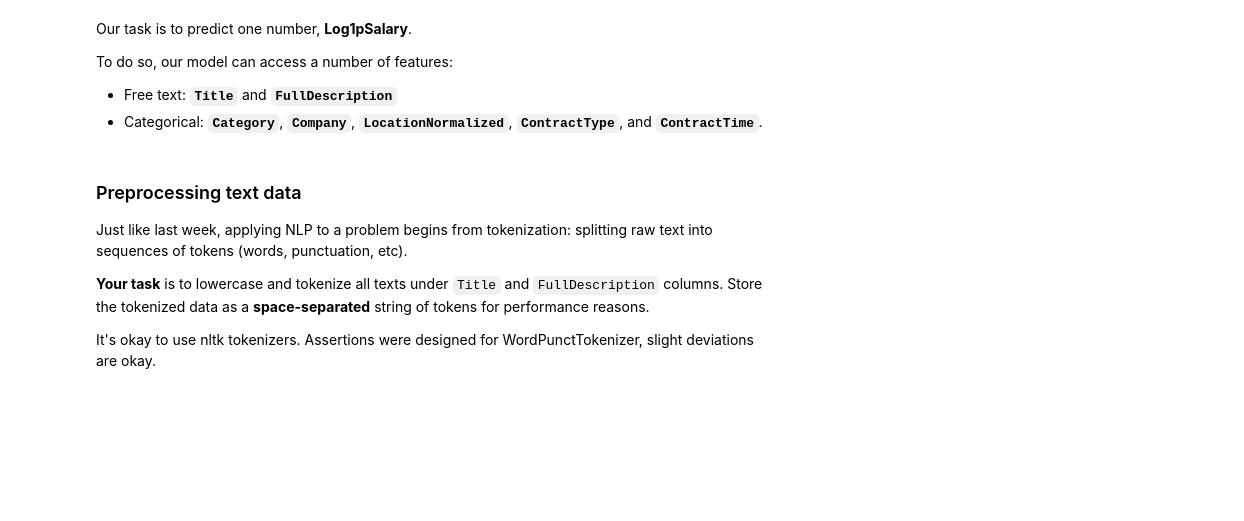
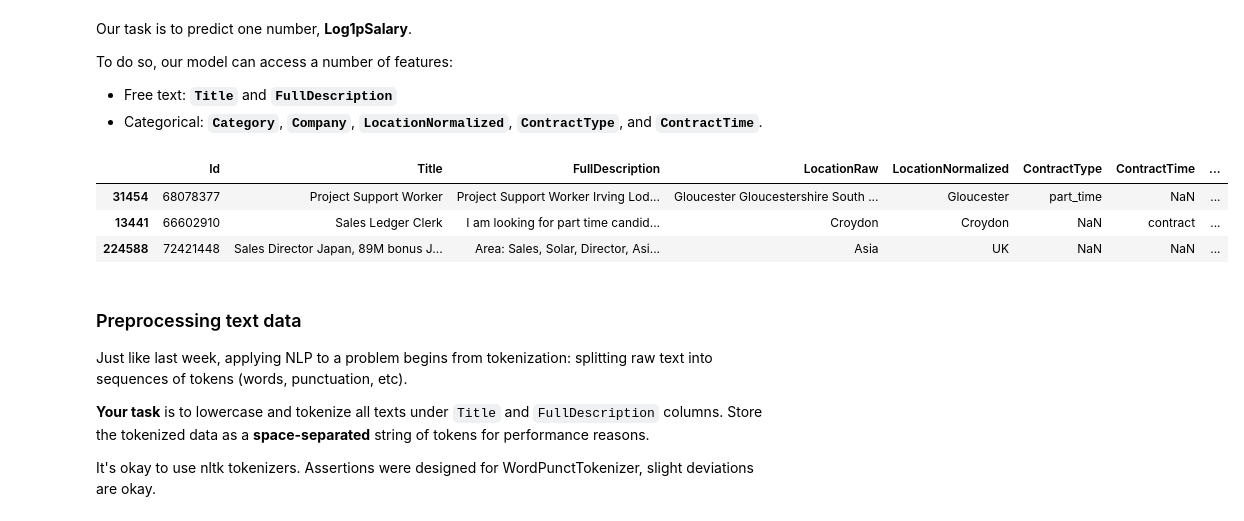
Before and after one commit to taot/yandex_nlp_course, a Jupyter notebook: week02_classification/seminar.ipynb, the cells around one changed output. Cells and saved outputs as stored; diff of their text form; code cells hidden in the pictures; blank space fills up the shorter version.

```diff
--- a/week02_classification/seminar.ipynb
+++ b/week02_classification/seminar.ipynb
@@ -46,11 +69,17 @@ To do so, our model can access a number of features:
 # %%
 text_columns = ["Title", "FullDescription"]
 categorical_columns = ["Category", "Company", "LocationNormalized", "ContractType", "ContractTime"]
 TARGET_COLUMN = "Log1pSalary"
 
+data[text_columns] = data[text_columns].fillna('NaN')
 data[categorical_columns] = data[categorical_columns].fillna('NaN') # cast missing values to string "NaN"
 
 data.sample(3)
+# %% [output]
+|  | Id | Title | FullDescription | LocationRaw | LocationNormalized | ContractType | ContractTime | ... |
+| 31454 | 68078377 | Project Support Worker | Project Support Worker Irving Lod... | Gloucester Gloucestershire South ... | Gloucester | part_time | NaN | ... |
+| 13441 | 66602910 | Sales Ledger Clerk | I am looking for part time candid... | Croydon | Croydon | NaN | contract | ... |
+| 224588 | 72421448 | Sales Director Japan, 89M bonus J... | Area: Sales, Solar, Director, Asi... | Asia | UK | NaN | NaN | ... |
 # %% [markdown]
 ### Preprocessing text data
 
```
Also changed, not shown: parts of 25 cells of this notebook, 2 other files.
